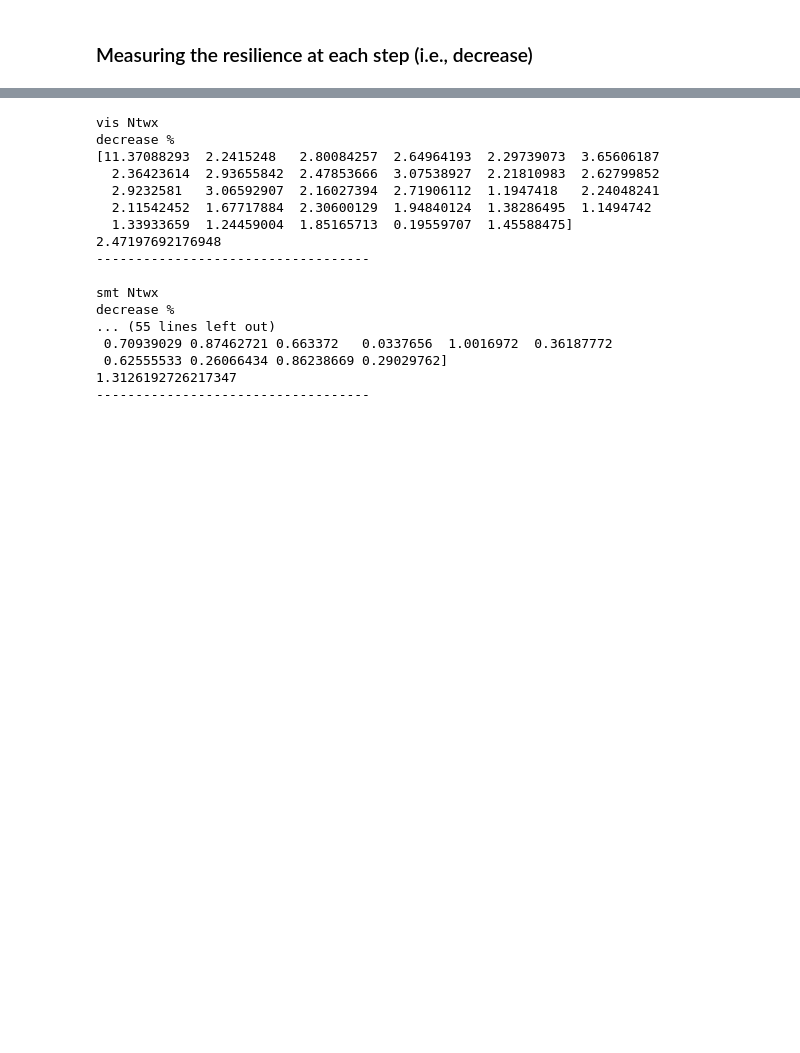
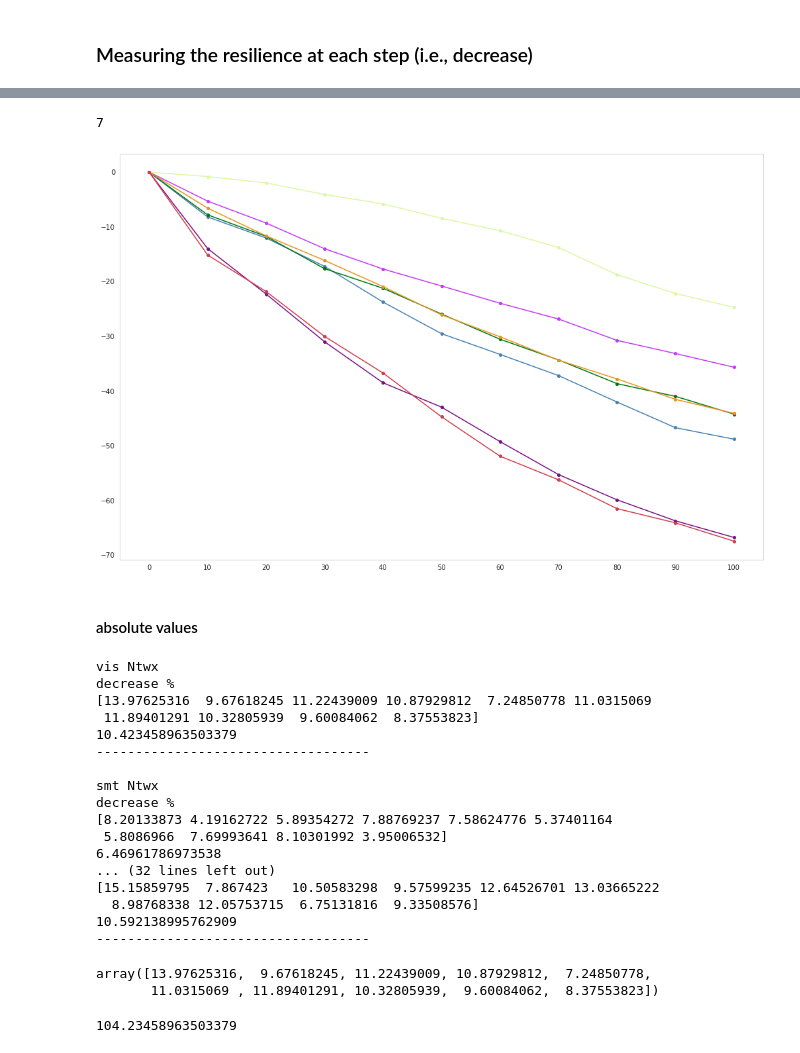
Before and after one commit to Shreyder93/whobpyt, a Jupyter notebook: scratch/Network_Resilience_to_Damage_all_subs_v2.ipynb, the cells around one changed output, grey strips where cells are left out. Drawn from its saved outputs; the diff is of its cells as text; code cells hidden in the pictures; blank space fills up the shorter version.

```diff
--- a/scratch/Network_Resilience_to_Damage_all_subs_v2.ipynb
+++ b/scratch/Network_Resilience_to_Damage_all_subs_v2.ipynb
@@ -244,0 +330,4 @@ plt.show()
+# %%
+len(rate_of_decrease_percentage_all)
+# %% [output]
+7
@@ -245,9 +337,32 @@ plt.show()
+# %%
+# Hex color codes for the lines
+hex_codes = ['#781286', '#4682B4', '#00760E', '#C43AFA', '#DCF8A4', '#E69422', '#CD3E4E']
+
+sns.set_style('whitegrid')
+
+fig, ax = plt.subplots(figsize=(17,11))
+
+for i in range(7):
+
+    ax.plot(x_axis_vals,rate_of_decrease_percentage_all[i], color=hex_codes[i], marker='o', linestyle='-', markersize=4,label=ntwx[i])
+
+plt.xticks(x_axis_vals)
+# ax.set_ylim(-16, 1)
+ax.set_xticks(x_axis_vals)  # Set x-axis ticks
+# ax.set_yticks(range(-16, 2, 2))  # Set y-axis ticks
+plt.grid(False)
+# plt.legend(loc='upper left', bbox_to_anchor=(1.02, 1),fontsize=15)
+plt.show()
+# %% [output]
+[figure, added]
+# %% [markdown]
+#### absolute values
 # %%
 rate_of_decrease_percentage_all = []
 for i in range(7):
     values = data_lists[i]
     # Calculate the rate of decrease as a percentage change between consecutive values
-    rate_of_decrease_percentage = [(values[i + 1] - values[i]) / values[i] * 100 for i in range(len(values) - 1)]
+    rate_of_decrease_percentage = [((values[i + 1] - values[i]) / values[i]) * 100 for i in range(len(values) - 1)]
     rate_of_decrease_percentage_all.append(rate_of_decrease_percentage)
     # Now, 'rate_of_decrease_percentage' is a list of percentage changes between consecutive values
     print('{0} Ntwx'.format(ntwx[i]))
@@ -258,22 +373,31 @@ for i in range(7):
 # %% [output]
 vis Ntwx
 decrease %
-[11.37088293  2.2415248   2.80084257  2.64964193  2.29739073  3.65606187
-  2.36423614  2.93655842  2.47853666  3.07538927  2.21810983  2.62799852
-  2.9232581   3.06592907  2.16027394  2.71906112  1.1947418   2.24048241
-  2.11542452  1.67717884  2.30600129  1.94840124  1.38286495  1.1494742
-  1.33933659  1.24459004  1.85165713  0.19559707  1.45588475]
-2.47197692176948
+[13.97625316  9.67618245 11.22439009 10.87929812  7.24850778 11.0315069
+ 11.89401291 10.32805939  9.60084062  8.37553823]
+10.423458963503379
 -----------------------------------
 
 smt Ntwx
 decrease %
-... (55 lines left out)
- 0.70939029 0.87462721 0.663372   0.0337656  1.0016972  0.36187772
- 0.62555533 0.26066434 0.86238669 0.29029762]
-1.3126192726217347
+[8.20133873 4.19162722 5.89354272 7.88769237 7.58624776 5.37401164
+ 5.8086966  7.69993641 8.10301992 3.95006532]
+6.46961786973538
+... (32 lines left out)
+[15.15859795  7.867423   10.50583298  9.57599235 12.64526701 13.03665222
+  8.98768338 12.05753715  6.75131816  9.33508576]
+10.592138995762909
 -----------------------------------
 # %%
 abs_rate_of_decrease_percentage_all = []
 for i in range(7):
     abs_rate_of_decrease_percentage_all.append(np.abs(rate_of_decrease_percentage_all[i]))
+# %%
+abs_rate_of_decrease_percentage_all[0]
+# %% [output]
+array([13.97625316,  9.67618245, 11.22439009, 10.87929812,  7.24850778,
+       11.0315069 , 11.89401291, 10.32805939,  9.60084062,  8.37553823])
+# %%
+np.sum(abs_rate_of_decrease_percentage_all[0])
+# %% [output]
+104.23458963503379
```
Also changed, not shown: parts of 22 cells of this notebook, 9 other files.
